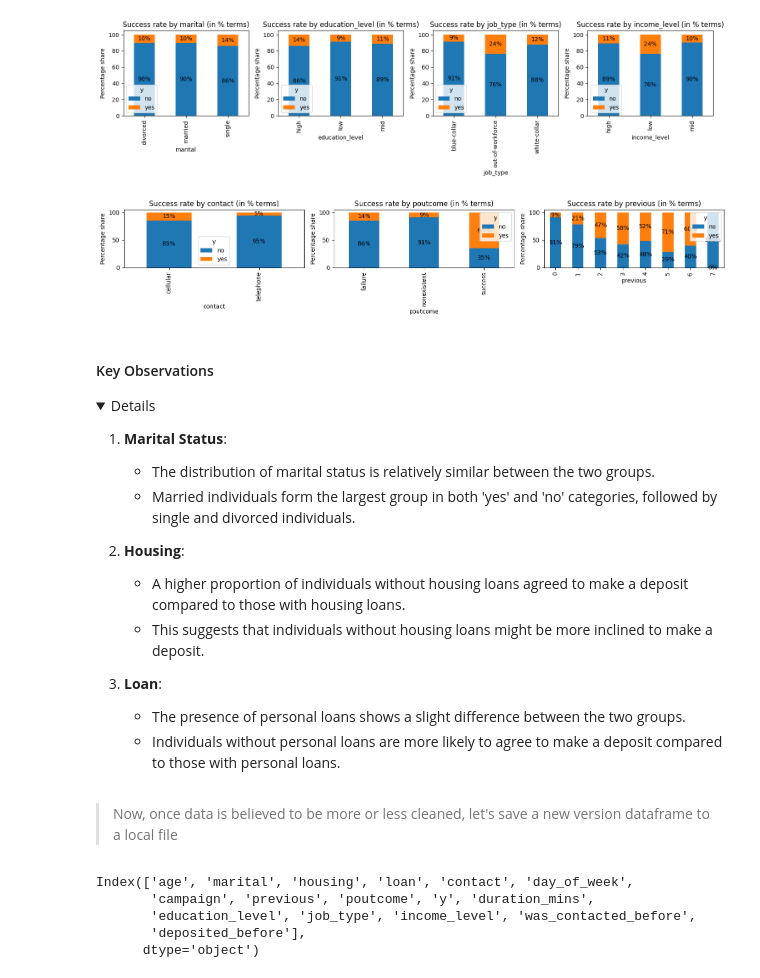
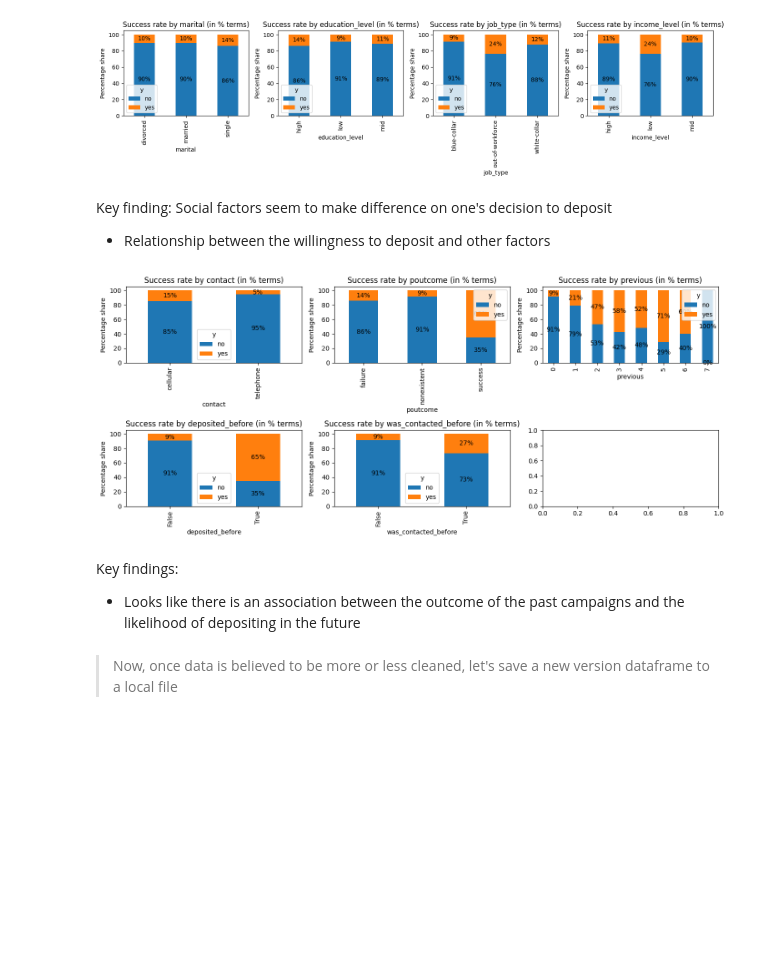
Before and after one commit to maripjan/Marketing-Campaign-at-Bank, a Jupyter notebook: subscription_prediction.ipynb, the cells around one changed output. Saved outputs shown, nothing was run; the diff lists cells and outputs as text; code cells hidden in the pictures; folded sections open; blank space fills up the shorter version.

Commit message:
Enhance data cleaning method by dropping additional columns and adding boolean flags for previous contact attempts; implement value truncation method for specified columns

```diff
--- a/subscription_prediction.ipynb
+++ b/subscription_prediction.ipynb
@@ -299 +285,3 @@ cf.show_categorical_correlation(
+# %%
+df_new = df_new.drop(columns=['housing', 'loan'])
 # %% [markdown]
@@ -310,50 +300,27 @@ cf.show_categorical_correlation(
 )
 # %% [output]
 [figure]
+# %% [markdown]
+Key finding: Social factors seem to make difference on one's decision to deposit
+
+* Relationship between the willingness to deposit and other factors
 # %%
-# Analyze the relationship between the willingness to deposit and other factors
 cf.show_categorical_correlation(
     df_new,
     target='y',
-    cols_to_consider=['contact','poutcome', 'previous'],
-    figsize=(15, 3),
-    subplot_grid_size=(1, 3),
+    cols_to_consider=['contact','poutcome', 'previous', 'deposited_before', 'was_contacted_before'],
+    figsize=(14, 6),
+    #subplot_grid_size=(1, 3),
     show_details=False,
     annotate=True
 )
 # %% [output]
-[figure, old version]
+[figure, new version]
-# %% [markdown]
-#### Key Observations
-<details>
-
-1. **Marital Status**:
-    - The distribution of marital status is relatively similar between the two groups.
-    - Married individuals form the largest group in both 'yes' and 'no' categories, followed by single and divorced individuals.
-
-2. **Housing**:
-    - A higher proportion of individuals without housing loans agreed to make a deposit compared to those with housing loans.
-    - This suggests that individuals without housing loans might be more inclined to make a deposit.
-
-3. **Loan**:
-    - The presence of personal loans shows a slight difference between the two groups.
-    - Individuals without personal loans are more likely to agree to make a deposit compared to those with personal loans.
-
-</details>
+# %% [markdown]
+Key findings:
+* Looks like there is an association between the outcome of the past campaigns and the likelihood of depositing in the future
 # %% [markdown]
 > Now, once data is believed to be more or less cleaned, let's save a new version dataframe to a local file
-# %%
-print(df_new.columns)
-# List of columns to keep
-useful_cols = ['age', 'marital',  'education_level', 'job_type', 'income_level', 'housing',
-    'contact', 'day_of_week', 'duration_mins', 'campaign', 'previous', 'poutcome', 'y'
-]
-# %% [output]
-Index(['age', 'marital', 'housing', 'loan', 'contact', 'day_of_week',
-       'campaign', 'previous', 'poutcome', 'y', 'duration_mins',
-       'education_level', 'job_type', 'income_level', 'was_contacted_before',
-       'deposited_before'],
-      dtype='object')
 # %%
 dfSummary(df_new, is_collapsible=True)
 # %% [output]
```
Also changed, not shown: parts of 13 cells of this notebook, 15 other files.
